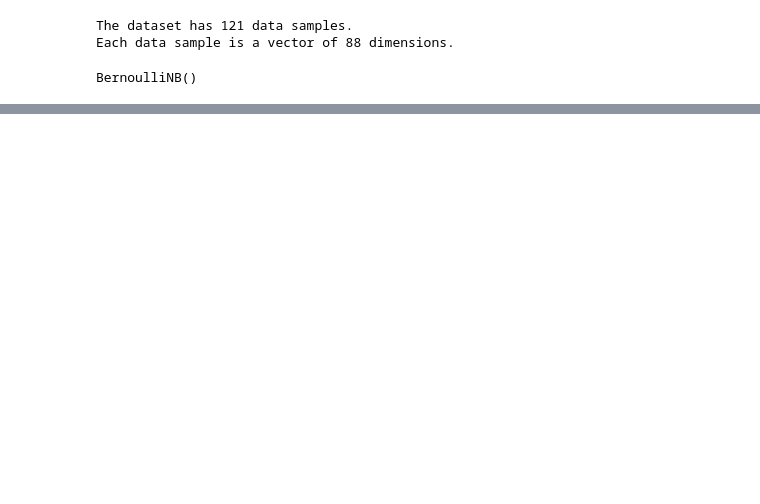
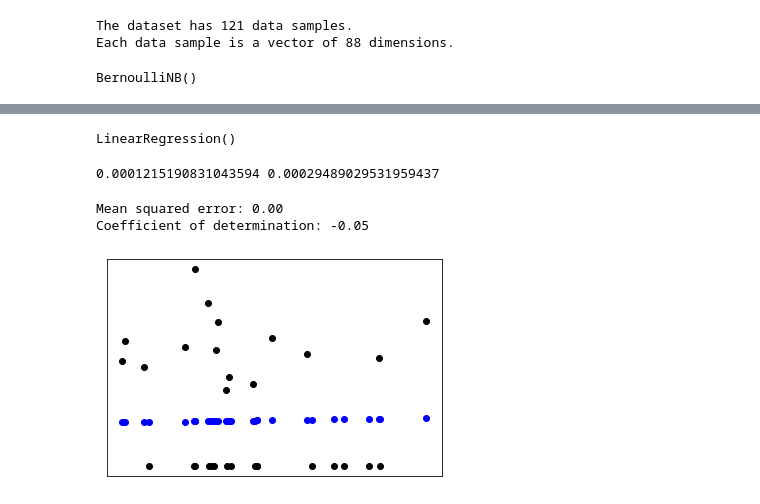
Before and after one commit to katja-kolos/intoxicat, a Jupyter notebook: baselines/baseline experiments.ipynb, the cells around one changed output, grey strips where cells are left out. Drawn from its saved outputs; the diff is of its cells as text; code cells hidden in the pictures; blank space fills up the shorter version.

Commit message:
Baseline Experiments: add regression analysis for breath and blood alc levels

```diff
--- a/baselines/baseline experiments.ipynb
+++ b/baselines/baseline experiments.ipynb
@@ -204,0 +209,44 @@ evaluate_classifier(svm_classifier, X_test, y_test)
+# %%
+linmodel = linear_model.LinearRegression(fit_intercept=True)
+# %%
+def features_to_vec(feature_dict, i=0):
+    out_vector = [list(feature_dict.values())[i][0]] #first of i-th feature only
+    return out_vector
+
+X_train = train['features'].apply(lambda x: features_to_vec(x, i=1)).tolist()
+X_test = test['features'].apply(lambda x: features_to_vec(x, i=1)).tolist()
+y_train = train['breath alcohol concentration']
+y_test = test['breath alcohol concentration']
+linmodel.fit(X_train, y_train)
+# %% [output]
+LinearRegression()
+# %%
+(slope, intercept) = (linmodel.coef_[0], linmodel.intercept_)
+print(slope, intercept)
+# %% [output]
+0.0001215190831043594 0.00029489029531959437
+# %%
+from sklearn.metrics import mean_squared_error, r2_score
+y_pred = linmodel.predict(X_test)
+print("Mean squared error: %.2f" % mean_squared_error(y_test, y_pred))
+# The coefficient of determination: 1 is perfect prediction
+print("Coefficient of determination: %.2f" % r2_score(y_test, y_pred))
+# %% [output]
+Mean squared error: 0.00
+Coefficient of determination: -0.05
+# %%
+import matplotlib.pyplot as plt
+# Plot outputs
+#based on the one dimension of features
+x_test_0 = [x[0] for x in X_test]
+
+plt.scatter(x_test_0, y_test, color="black")
+plt.scatter(x_test_0, y_pred, color="blue")
+#plt.plot(x_test_0, y_pred, color="blue", linewidth=3)
+
+plt.xticks(())
+plt.yticks(())
+
+plt.show()
+# %% [output]
+[figure, added]
```
Also changed, not shown: parts of 39 cells of this notebook.
